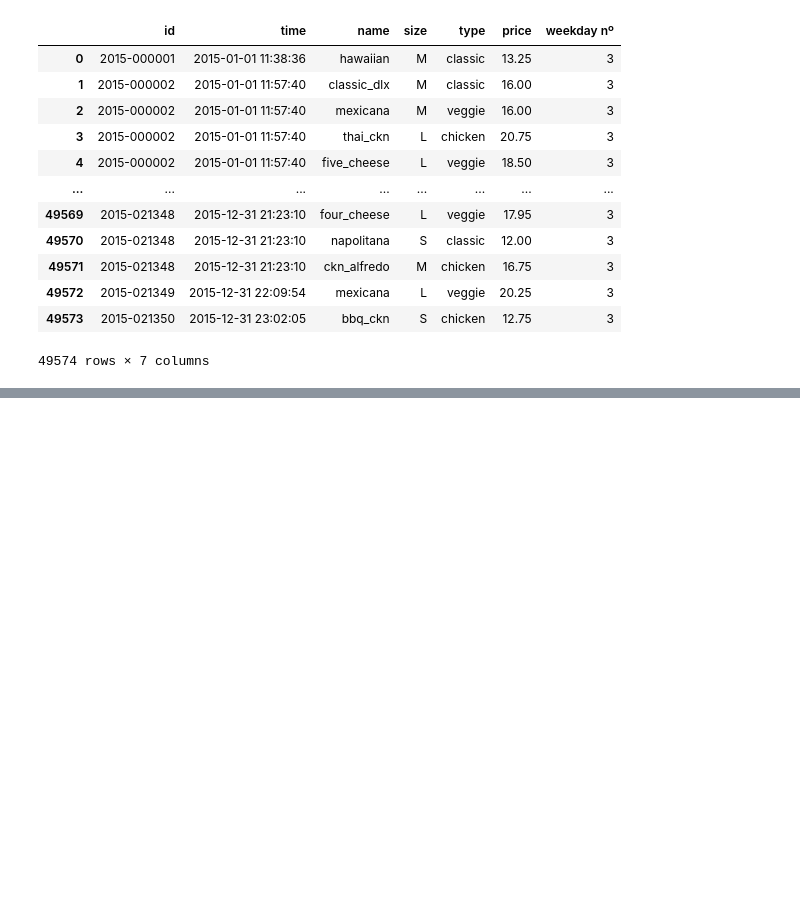
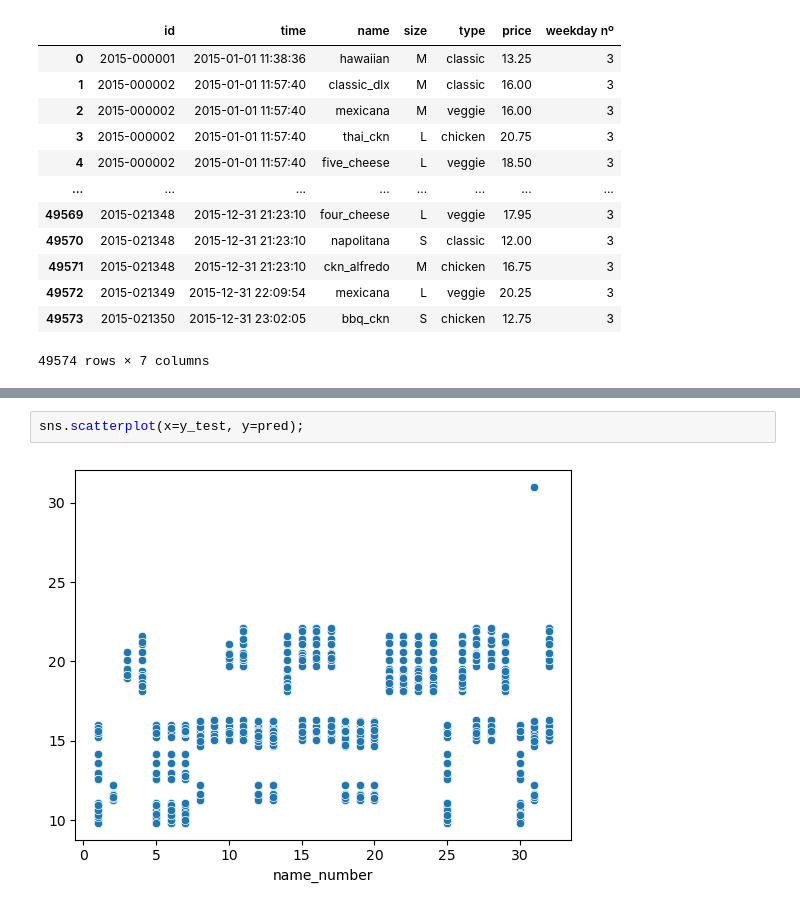
Before and after one commit to IJP99/w7-project-pizza, a Jupyter notebook: Test_Ivan.ipynb, the cells around one changed output, grey strips where cells are left out. Cells and saved outputs as stored; diff of their text form; blank space fills up the shorter version.

```diff
--- a/Test_Ivan.ipynb
+++ b/Test_Ivan.ipynb
@@ -172,0 +399,4 @@ df
+# %%
+sns.scatterplot(x=y_test, y=pred);
+# %% [output]
+[figure, added]
```
Also changed, not shown: parts of 31 cells of this notebook, 1 other file.
